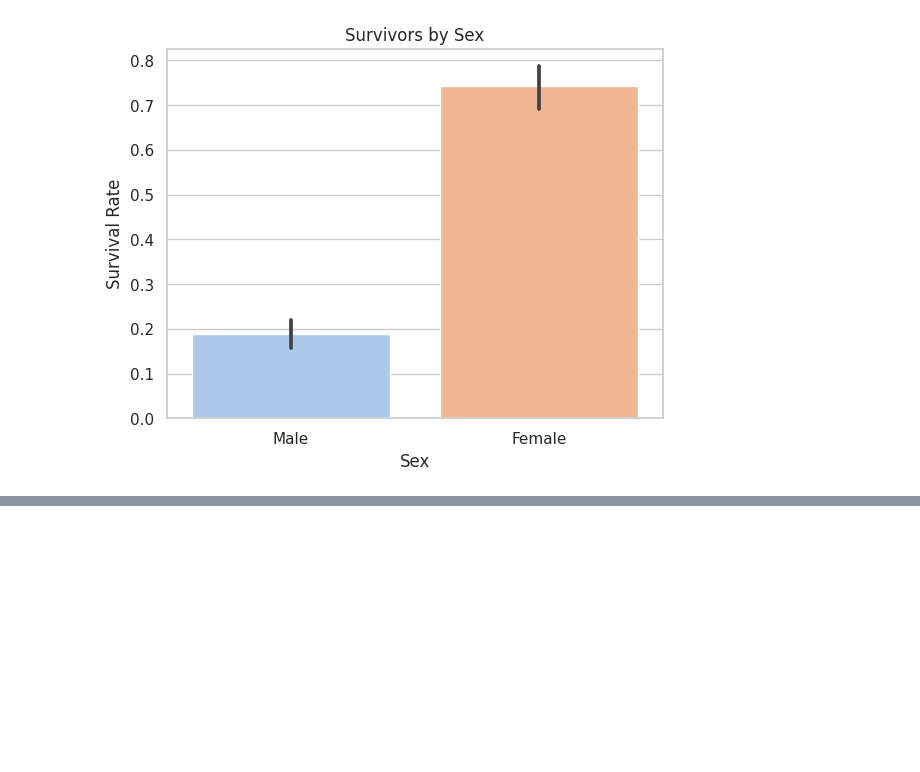
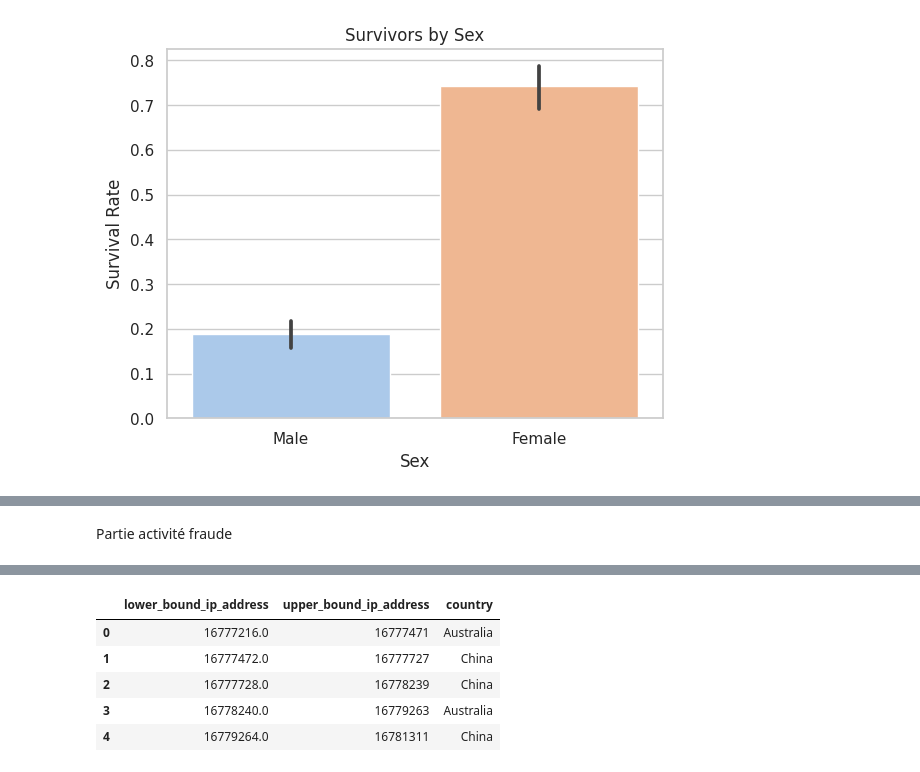
Before and after one commit to samiHEL/ML_Intro_Regression, a Jupyter notebook: ML_Intro_regression.ipynb, the cells around one changed output, grey strips where cells are left out. Drawn from its saved outputs; the diff is of its cells as text; code cells hidden in the pictures; blank space fills up the shorter version.

Commit message:
Debut _TP_Fraude

```diff
--- a/ML_Intro_regression.ipynb
+++ b/ML_Intro_regression.ipynb
@@ -594,0 +696,29 @@ plt.show()
+# %% [markdown]
+
+Partie activité fraude
+# %%
+import warnings
+warnings.simplefilter('ignore')
+
+import numpy as np
+import pandas as pd
+import seaborn as sns
+import matplotlib.pyplot as plt
+from sklearn.metrics import auc, roc_curve, classification_report
+!pip install h2o
+import h2o
+from h2o.frame import H2OFrame
+from h2o.estimators.random_forest import H2ORandomForestEstimator
+
+%matplotlib inline
+
+
+
+data = pd.read_csv(r'/content/drive/MyDrive/Fraud_Data.csv', parse_dates=['signup_time', 'purchase_time'])
+data.head()
+
+
+
+address2country = pd.read_csv(r'/content/drive/MyDrive/IpAddress_to_Country.csv')
+address2country.head()
+# %% [output]
@@ -594,0 +732,6 @@ plt.show()
+|  | lower_bound_ip_address | upper_bound_ip_address | country |
+| 0 | 16777216.0 | 16777471 | Australia |
+| 1 | 16777472.0 | 16777727 | China |
+| 2 | 16777728.0 | 16778239 | China |
+| 3 | 16778240.0 | 16779263 | Australia |
+| 4 | 16779264.0 | 16781311 | China |
```
Also changed, not shown: parts of 9 cells of this notebook.
